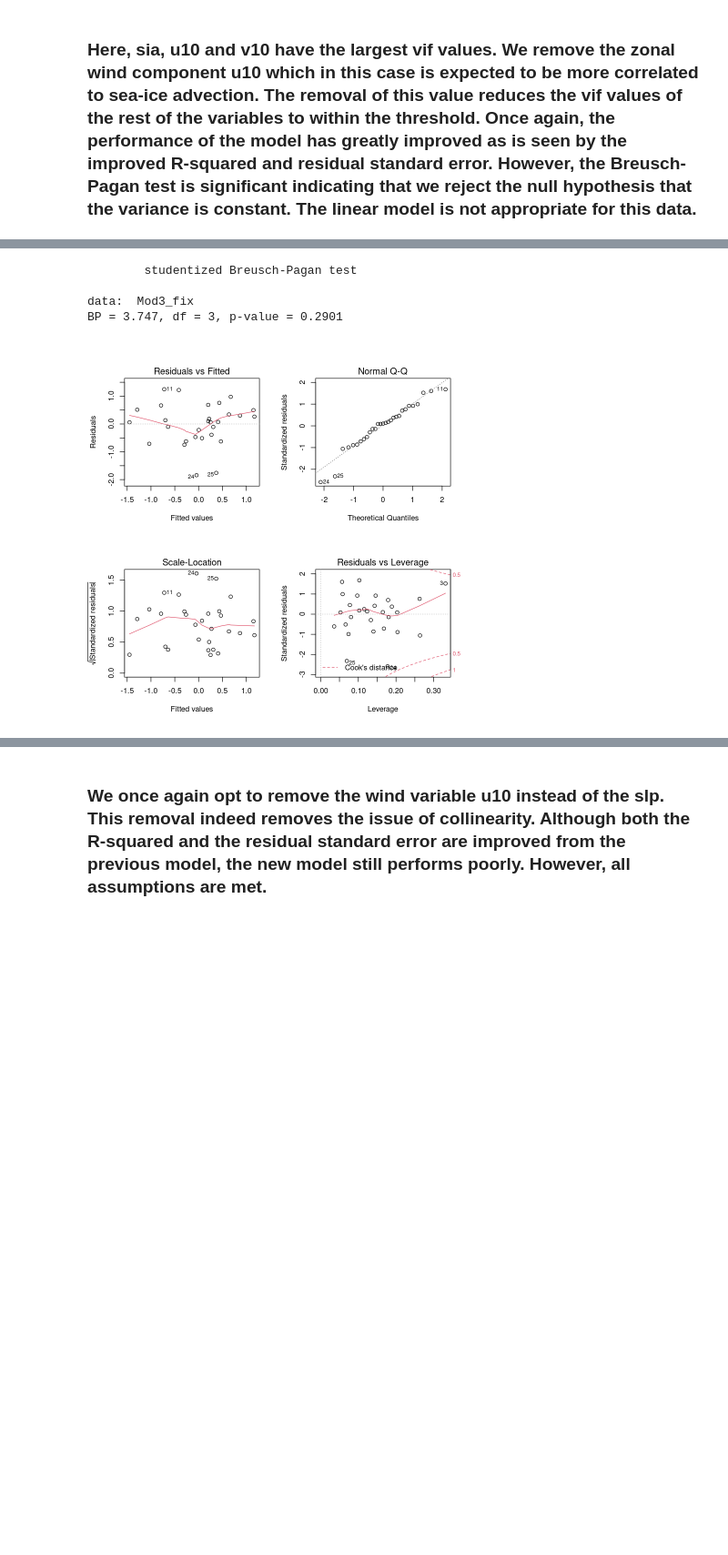
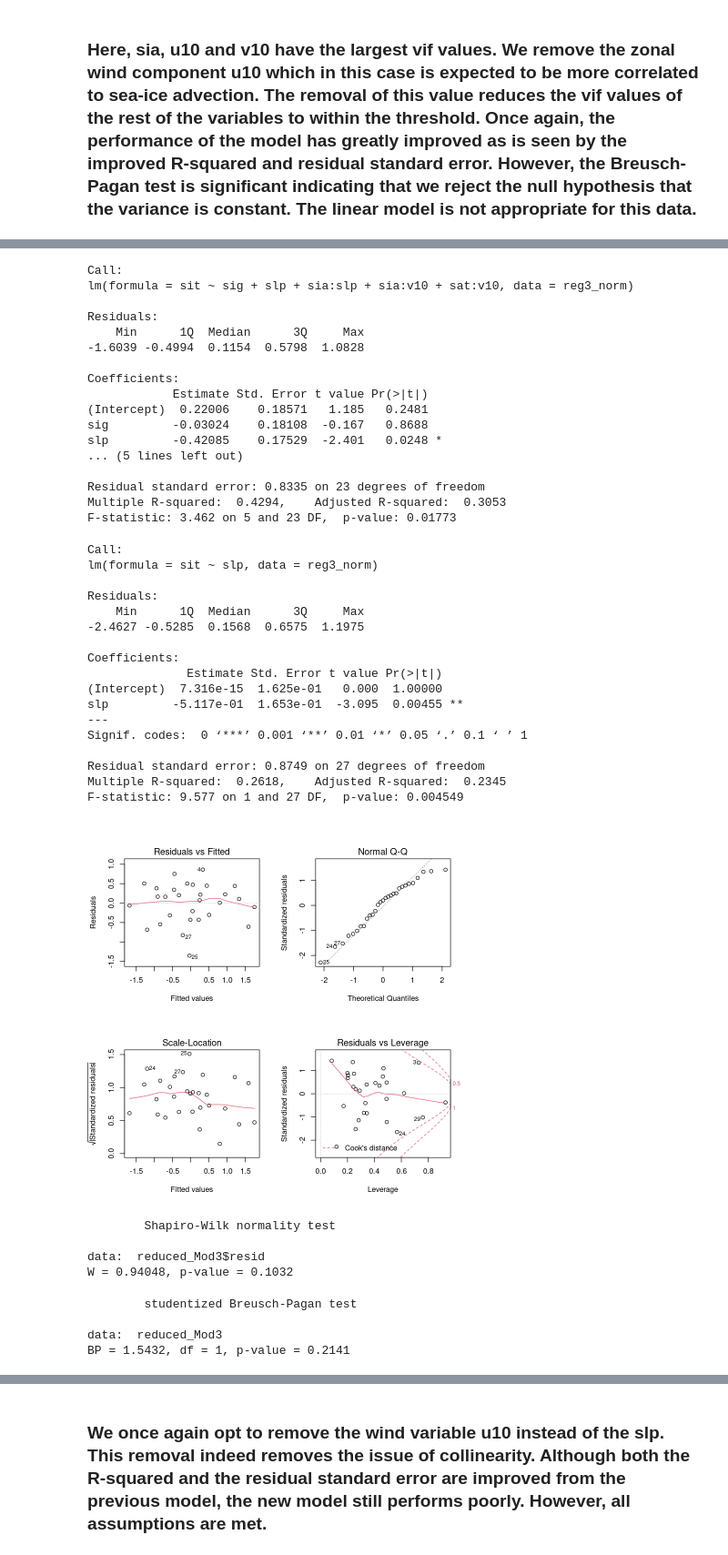
Before and after one commit to lozanom1/STA2101_Project, a Jupyter notebook: STA2101_FinalProject.ipynb, the cells around one changed output, grey strips where cells are left out. Shown at 91% size. Cells and saved outputs as stored; diff of their text form; code cells hidden in the pictures; blank space fills up the shorter version.

```diff
--- a/STA2101_FinalProject.ipynb
+++ b/STA2101_FinalProject.ipynb
@@ -1696,18 +1818,30 @@ imcdiag(fit3_prelim)
 fit3_prelim2 <- lm(sit~sia + sig + sat+ slp + v10  , data=reg3_norm)
 omcdiag(fit3_prelim2)
 imcdiag(fit3_prelim2)
-fin_fit3 <- fit3_prelim2
+fin_fit3 <- lm(sit ~ sia + sig + sat + slp + v10 + sia:sig + sia:sat + sia:slp + sia:v10 + sig:sat + sig: slp + sig:v10 + sat:slp + sat:v10 + slp:v10, data = reg3_norm)
 Mod3 <- step(fin_fit3)
 summary(Mod3)
-Mod3_fix<-lm(sit~sat+slp+v10, data=reg3_norm)
-summary(Mod3_fix)
+
 par(mfrow=c(2,2))
-plot(Mod3_fix)
+plot(Mod3)
 #Test normality
-shapiro.test(Mod3_fix$resid)
+shapiro.test(Mod3$resid)
 
 # Test heterostescadisity
-bptest(Mod3_fix)
+bptest(Mod3)
+
+reduced_Mod3 <- lm(sit~ sig + slp + sia:slp + sia:v10 + sat:v10, data=reg3_norm)
+summary(reduced_Mod3)
+reduced_Mod3 <- lm(sit~ slp, data =reg3_norm)
+summary(reduced_Mod3)
+
+par(mfrow=c(2,2))
+plot(reduced_Mod3)
+#Test normality
+shapiro.test(reduced_Mod3$resid)
+
+# Test heterostescadisity
+bptest(reduced_Mod3)
 # %% [output]
 Call:
 omcdiag(mod = fit3_prelim)
@@ -1841,5 +1954,43 @@ W = 0.95286, p-value = 0.217
-        studentized Breusch-Pagan test
+Call:
+lm(formula = sit ~ sig + slp + sia:slp + sia:v10 + sat:v10, data = reg3_norm)
 
-data:  Mod3_fix
-BP = 3.747, df = 3, p-value = 0.2901
+Residuals:
+    Min      1Q  Median      3Q     Max
+-1.6039 -0.4994  0.1154  0.5798  1.0828
+
+Coefficients:
+            Estimate Std. Error t value Pr(>|t|)
+(Intercept)  0.22006    0.18571   1.185   0.2481
+sig         -0.03024    0.18108  -0.167   0.8688
+slp         -0.42085    0.17529  -2.401   0.0248 *
+... (5 lines left out)
+
+Residual standard error: 0.8335 on 23 degrees of freedom
+Multiple R-squared:  0.4294,    Adjusted R-squared:  0.3053
+F-statistic: 3.462 on 5 and 23 DF,  p-value: 0.01773
+Call:
+lm(formula = sit ~ slp, data = reg3_norm)
+
+Residuals:
+    Min      1Q  Median      3Q     Max
+-2.4627 -0.5285  0.1568  0.6575  1.1975
+
+Coefficients:
+              Estimate Std. Error t value Pr(>|t|)
+(Intercept)  7.316e-15  1.625e-01   0.000  1.00000
+slp         -5.117e-01  1.653e-01  -3.095  0.00455 **
+---
+Signif. codes:  0 ‘***’ 0.001 ‘**’ 0.01 ‘*’ 0.05 ‘.’ 0.1 ‘ ’ 1
+
+Residual standard error: 0.8749 on 27 degrees of freedom
+Multiple R-squared:  0.2618,    Adjusted R-squared:  0.2345
+F-statistic: 9.577 on 1 and 27 DF,  p-value: 0.004549
-[figure, old version]
+[figure, new version]
+        Shapiro-Wilk normality test
+
+data:  reduced_Mod3$resid
+W = 0.94048, p-value = 0.1032
+        studentized Breusch-Pagan test
+
+data:  reduced_Mod3
+BP = 1.5432, df = 1, p-value = 0.2141
```
Also changed, not shown: parts of 22 cells of this notebook.
